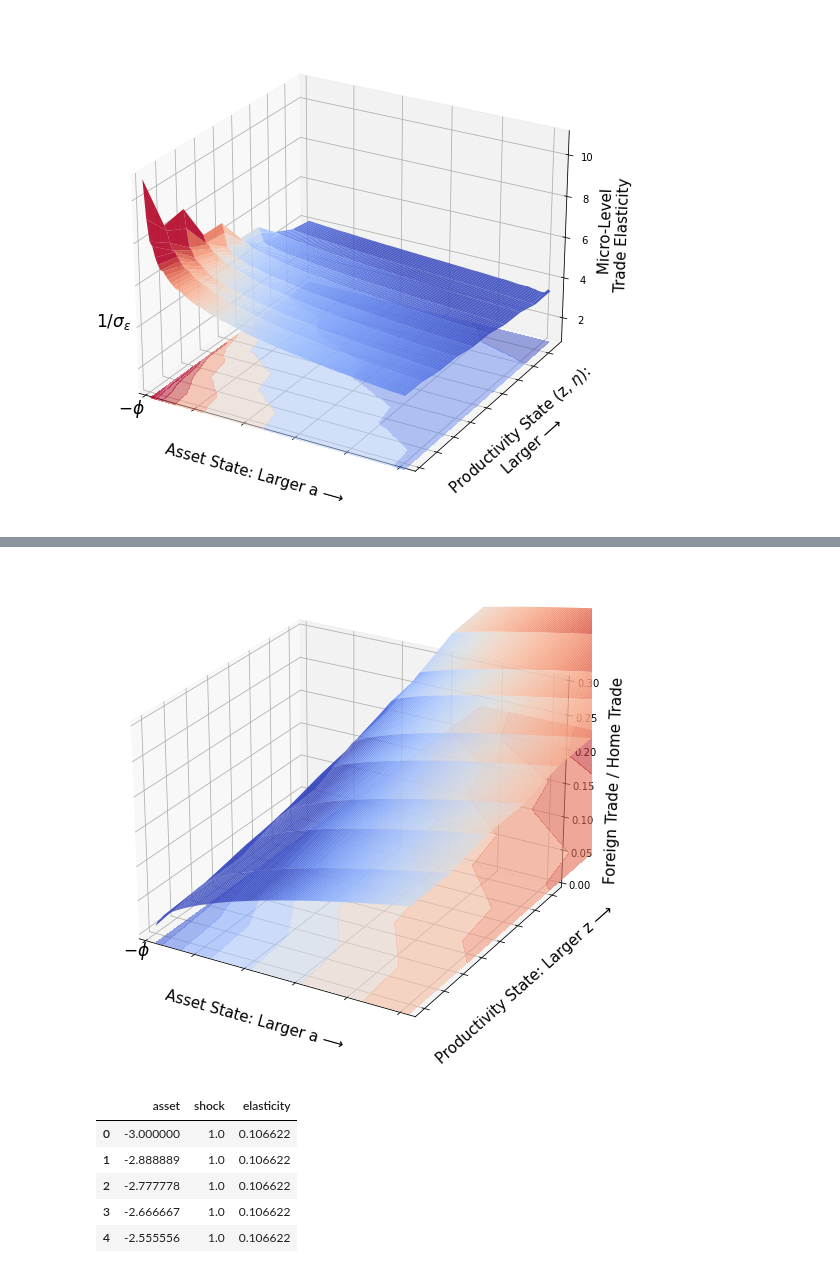
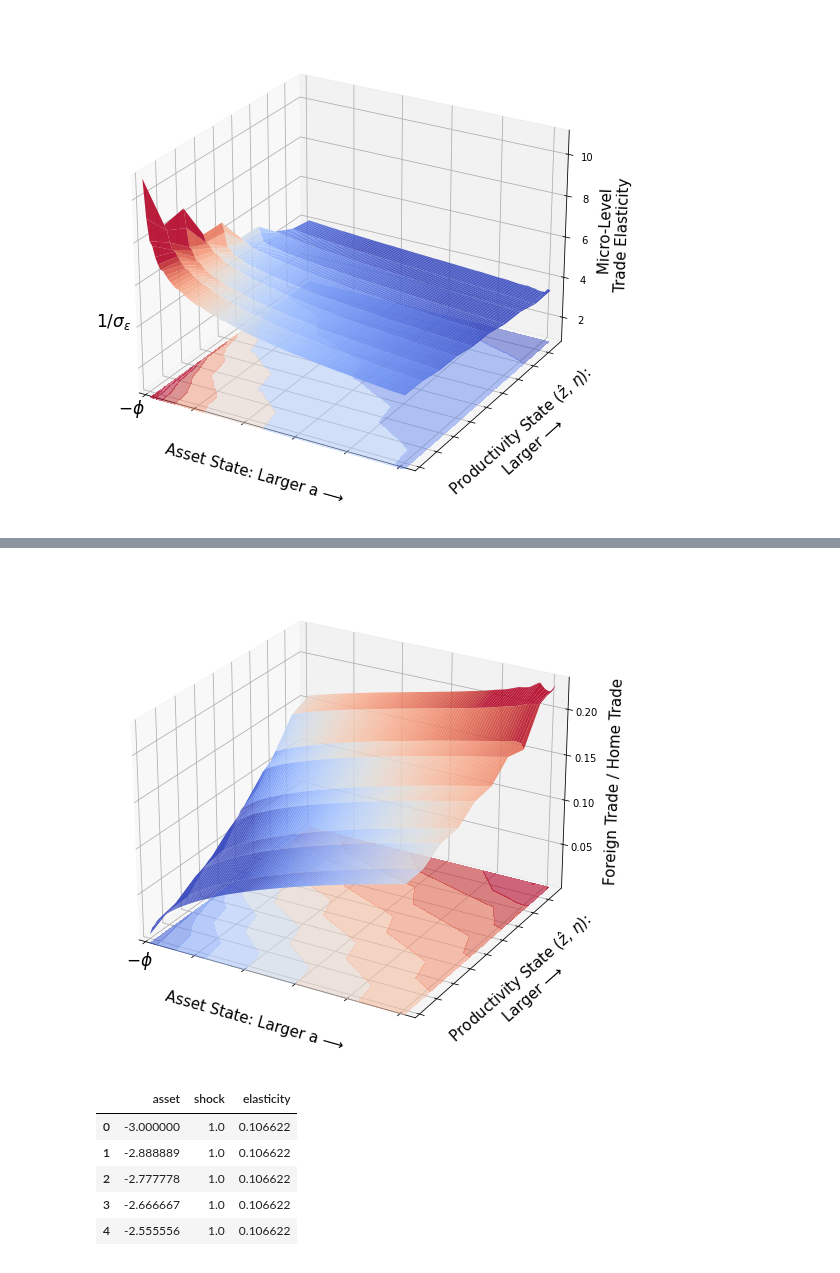
Before and after one commit to mwaugh0328/heterogeneous-agent-trade, a Jupyter notebook: notebooks/plot-elasticity.ipynb, the cells around one changed output, grey strips where cells are left out. Cells and saved outputs as stored; diff of their text form; code cells hidden in the pictures.

```diff
--- a/notebooks/plot-elasticity.ipynb
+++ b/notebooks/plot-elasticity.ipynb
@@ -95,37 +75,36 @@ trade_share = pd.read_csv("trade_share.csv")
 # %%
 x, y, z = create_grid(trade_share,"asset","shock","elasticity")
 
 fig = plt.figure(figsize = (15,9))
 
 ax = fig.gca(projection='3d')
 
 surf = ax.plot_surface(x, y, z, rstride=1, cstride=1, cmap='coolwarm', norm=colors.Normalize(vmin=0.08, vmax=0.20),
                     linewidth=0, antialiased=True, alpha = 0.90, linestyles = "dashed")
 
-ofs = -0.02
+ofs = -.005
 
 ax.contourf(x, y, z, 10, offset=ofs, cmap='coolwarm', norm=colors.Normalize(vmin=0, vmax=0.20),
                   alpha = 0.60, linestyles = "dashed")
 
 ax.view_init(25,300)
 ax.set_xlim(-2.05,8.35)
-ax.set_ylim(0.85,4.7)
-ax.set_zlim(0.0,.30)
+ax.set_xticklabels([])
+
+ax.set_ylim(0.95,9.7)
+ax.set_yticklabels([])
 
 ax.text(-2.75, 0.65, -.03, "$-\phi$", fontsize = 17)
 
-ax.set_yticklabels([])
-ax.set_xticklabels([])
-
-ax.set_ylabel("\n Productivity State: Larger z ⟶ ", fontsize = 15)
+ax.set_ylabel("\n Productivity State ($\hat z$, $\eta$):\n Larger ⟶ ", fontsize = 15)
 ax.set_xlabel("\n Asset State: Larger a ⟶ " , fontsize = 15)
 ax.set_zlabel("\n Foreign Trade / Home Trade ", fontsize = 15)
 
 #plt.savefig("../notes/figures/trade-share.pdf", bbox_inches = "tight", dip = 3600)
 
 plt.show()
 # %% [output]
-[figure, old version]
+[figure, new version]
 # %%
 trade_share.head()
 # %% [output]
```
Also changed, not shown: parts of 2 cells of this notebook, 2 other files.
